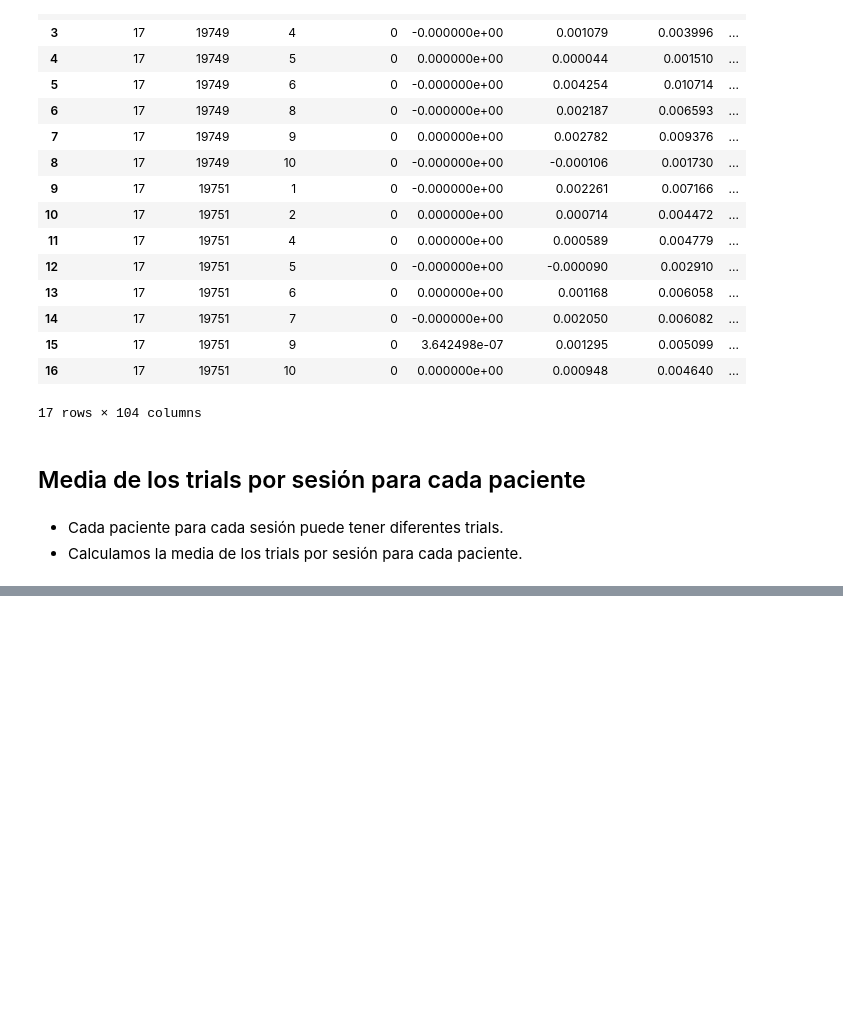
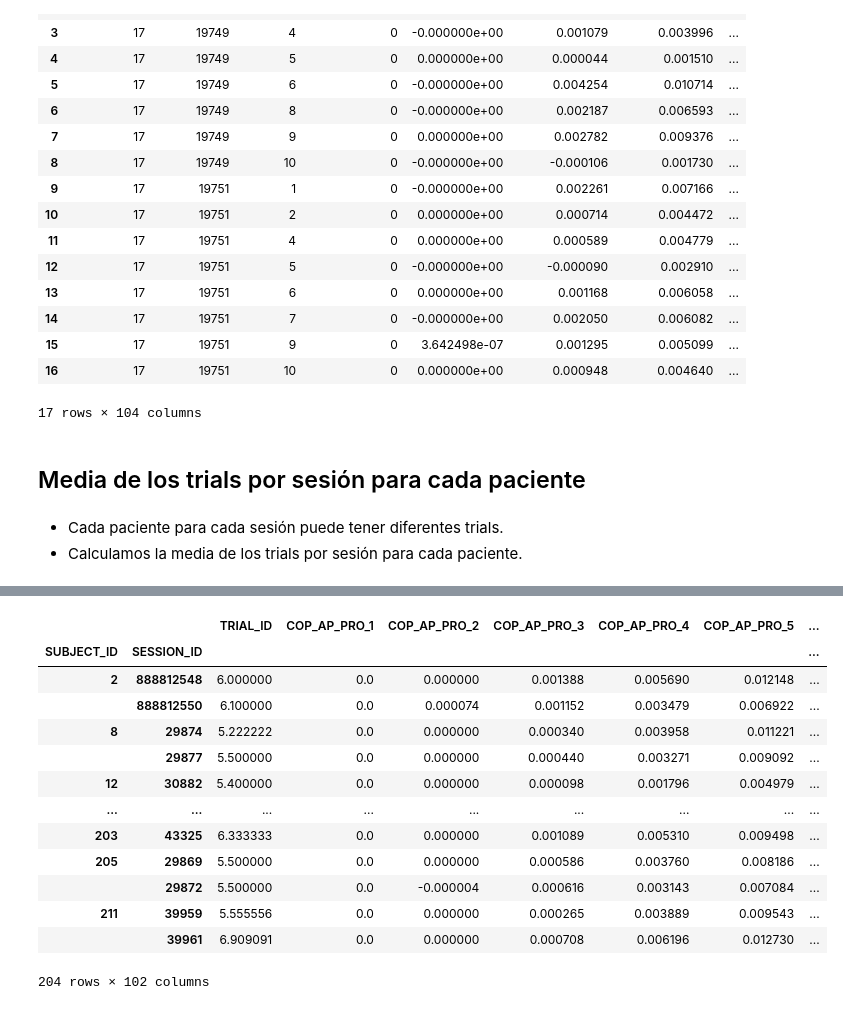
Before and after one commit to bernatsort/Therapy-Progress-Gait-Prediction, a Jupyter notebook: code.ipynb, the cells around one changed output, grey strips where cells are left out. Saved outputs shown, nothing was run; the diff lists cells and outputs as text; code cells hidden in the pictures; blank space fills up the shorter version.

Commit message:
avg trials prueba

```diff
--- a/code.ipynb
+++ b/code.ipynb
@@ -1316,0 +1319,3 @@ GRF_COP_AP_PRO_left_train_HC_session[GRF_COP_AP_PRO_left_train_HC_session['SUBJE
+# %%
+GRF_COP_AP_PRO_left_train_HC = pd.read_csv(os.path.join(GROUP_DATA_TRAIN_SUBFOLDER, 'GRF_COP_AP_PRO_left_train_HC.csv'))
+GRF_COP_AP_PRO_left_train_HC[GRF_COP_AP_PRO_left_train_HC['SUBJECT_ID']==17]
@@ -1316,0 +1358,18 @@ GRF_COP_AP_PRO_left_train_HC_session[GRF_COP_AP_PRO_left_train_HC_session['SUBJE
+# %%
+# Group the data by SUBJECT_ID and SESSION_ID, and calculate the mean for each group
+GRF_COP_AP_PRO_left_train_HC.groupby(['SUBJECT_ID', 'SESSION_ID']).mean()
+# %% [output]
+|  |  | TRIAL_ID | COP_AP_PRO_1 | COP_AP_PRO_2 | COP_AP_PRO_3 | COP_AP_PRO_4 | COP_AP_PRO_5 | ... |
+| SUBJECT_ID | SESSION_ID |  |  |  |  |  |  | ... |
+| 2 | 888812548 | 6.000000 | 0.0 | 0.000000 | 0.001388 | 0.005690 | 0.012148 | ... |
+|  | 888812550 | 6.100000 | 0.0 | 0.000074 | 0.001152 | 0.003479 | 0.006922 | ... |
+| 8 | 29874 | 5.222222 | 0.0 | 0.000000 | 0.000340 | 0.003958 | 0.011221 | ... |
+|  | 29877 | 5.500000 | 0.0 | 0.000000 | 0.000440 | 0.003271 | 0.009092 | ... |
+| 12 | 30882 | 5.400000 | 0.0 | 0.000000 | 0.000098 | 0.001796 | 0.004979 | ... |
+| ... | ... | ... | ... | ... | ... | ... | ... | ... |
+| 203 | 43325 | 6.333333 | 0.0 | 0.000000 | 0.001089 | 0.005310 | 0.009498 | ... |
+| 205 | 29869 | 5.500000 | 0.0 | 0.000000 | 0.000586 | 0.003760 | 0.008186 | ... |
+|  | 29872 | 5.500000 | 0.0 | -0.000004 | 0.000616 | 0.003143 | 0.007084 | ... |
+| 211 | 39959 | 5.555556 | 0.0 | 0.000000 | 0.000265 | 0.003889 | 0.009543 | ... |
+|  | 39961 | 6.909091 | 0.0 | 0.000000 | 0.000708 | 0.006196 | 0.012730 | ... |
+204 rows × 102 columns
```
Also changed, not shown: parts of 5 cells of this notebook.
